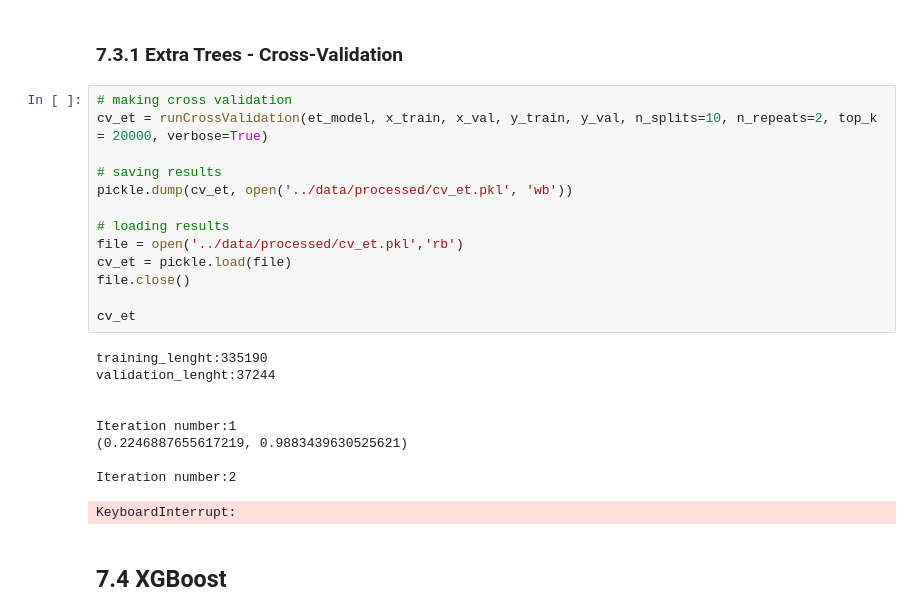
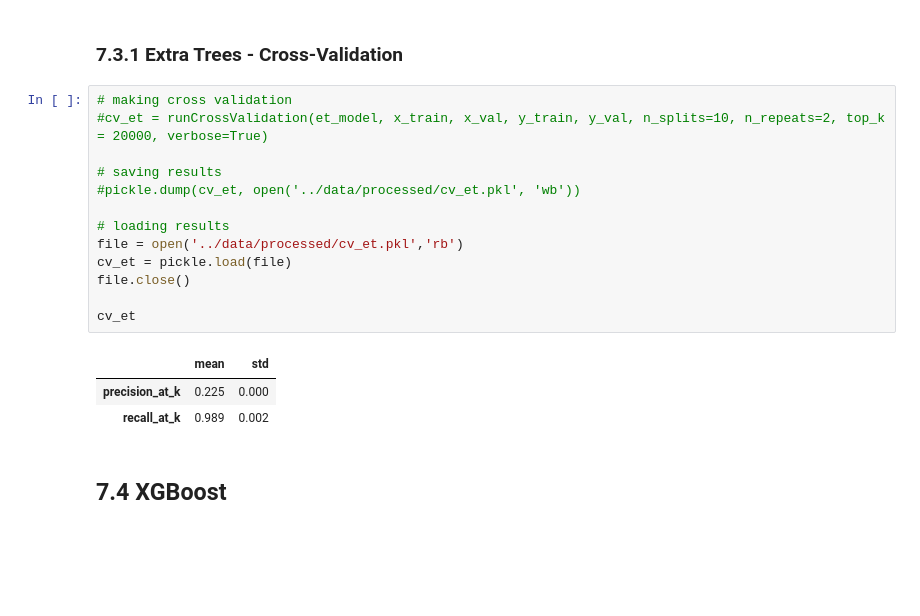
Before and after one commit to SamuelOliveirads/Health_Insurance_Cross_Sell, a Jupyter notebook: notebooks/v1-m7.0-hics-machine-learning.ipynb, the cells around one changed output. Saved outputs shown, nothing was run; the diff lists cells and outputs as text; blank space fills up the shorter version.

```diff
--- a/notebooks/v1-m7.0-hics-machine-learning.ipynb
+++ b/notebooks/v1-m7.0-hics-machine-learning.ipynb
@@ -906,27 +905,21 @@ skplt.metrics.plot_cumulative_gain( y_val, yhat_et );
 ### 7.3.1 Extra Trees - Cross-Validation
 # %%
 # making cross validation
-cv_et = runCrossValidation(et_model, x_train, x_val, y_train, y_val, n_splits=10, n_repeats=2, top_k = 20000, verbose=True)
+#cv_et = runCrossValidation(et_model, x_train, x_val, y_train, y_val, n_splits=10, n_repeats=2, top_k = 20000, verbose=True)
 
 # saving results
-pickle.dump(cv_et, open('../data/processed/cv_et.pkl', 'wb'))
+#pickle.dump(cv_et, open('../data/processed/cv_et.pkl', 'wb'))
 
 # loading results
 file = open('../data/processed/cv_et.pkl','rb')
 cv_et = pickle.load(file)
 file.close()
 
 cv_et
 # %% [output]
-training_lenght:335190
-validation_lenght:37244
-
-
-Iteration number:1
-(0.2246887655617219, 0.9883439630525621)
-
-Iteration number:2
-KeyboardInterrupt:
+|  | mean | std |
+| precision_at_k | 0.225 | 0.000 |
+| recall_at_k | 0.989 | 0.002 |
 # %% [markdown]
 ## 7.4 XGBoost
 # %%
```
Also changed, not shown: parts of 18 cells of this notebook, 10 other files.
